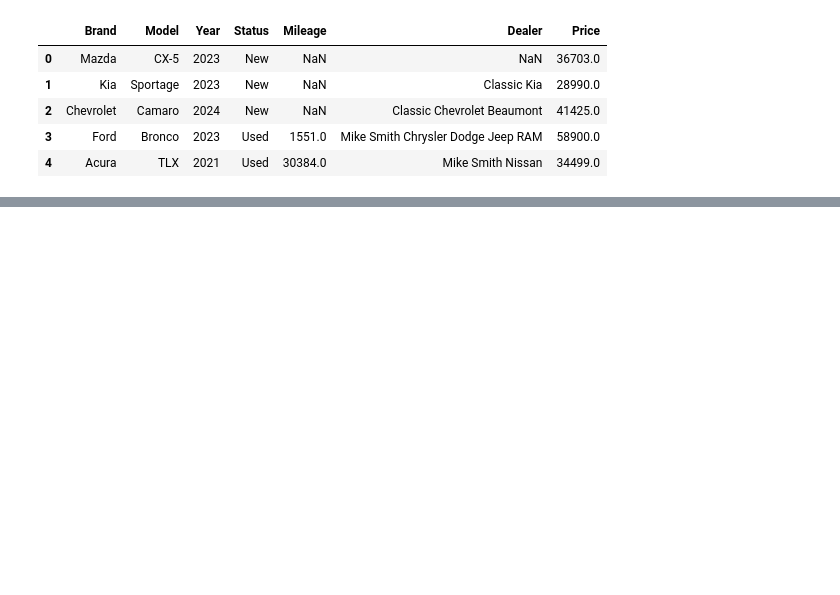
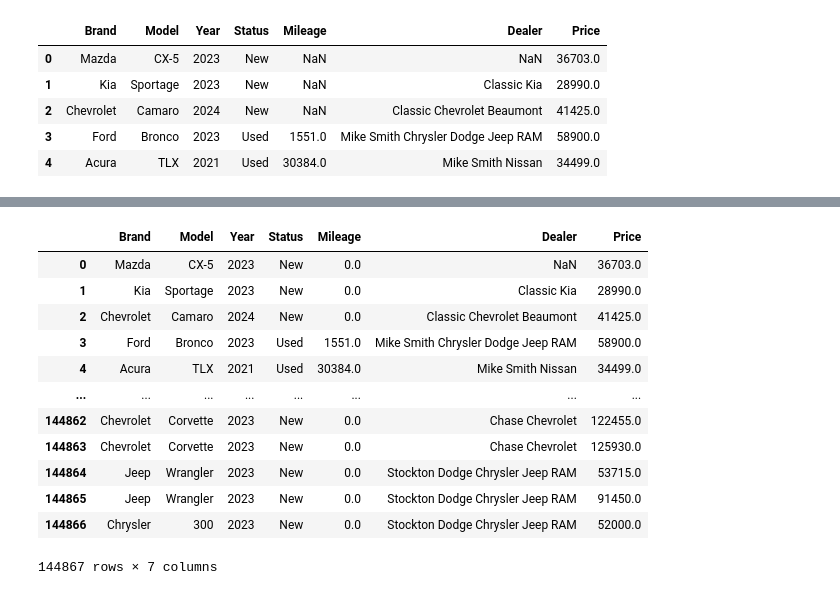
Before and after one commit to mglissmann/usa_car_sale_prices, a Jupyter notebook: analysis.ipynb, the cells around one changed output, grey strips where cells are left out. Saved outputs shown, nothing was run; the diff lists cells and outputs as text; code cells hidden in the pictures; blank space fills up the shorter version.

```diff
--- a/analysis.ipynb
+++ b/analysis.ipynb
@@ -10,3 +12,5 @@ data.head()
 | 2 | Chevrolet | Camaro | 2024 | New | NaN | Classic Chevrolet Beaumont | 41425.0 |
 | 3 | Ford | Bronco | 2023 | Used | 1551.0 | Mike Smith Chrysler Dodge Jeep RAM | 58900.0 |
 | 4 | Acura | TLX | 2021 | Used | 30384.0 | Mike Smith Nissan | 34499.0 |
+# %%
+df = data
@@ -12,0 +49,18 @@ data.head()
+# %%
+# Replace NaN Mileage with 0 for New cars
+df.loc[(df['Status'] == 'New') & (df['Mileage'].isna()), 'Mileage'] = 0
+df
+# %% [output]
+|  | Brand | Model | Year | Status | Mileage | Dealer | Price |
+| 0 | Mazda | CX-5 | 2023 | New | 0.0 | NaN | 36703.0 |
+| 1 | Kia | Sportage | 2023 | New | 0.0 | Classic Kia | 28990.0 |
+| 2 | Chevrolet | Camaro | 2024 | New | 0.0 | Classic Chevrolet Beaumont | 41425.0 |
+| 3 | Ford | Bronco | 2023 | Used | 1551.0 | Mike Smith Chrysler Dodge Jeep RAM | 58900.0 |
+| 4 | Acura | TLX | 2021 | Used | 30384.0 | Mike Smith Nissan | 34499.0 |
+| ... | ... | ... | ... | ... | ... | ... | ... |
+| 144862 | Chevrolet | Corvette | 2023 | New | 0.0 | Chase Chevrolet | 122455.0 |
+| 144863 | Chevrolet | Corvette | 2023 | New | 0.0 | Chase Chevrolet | 125930.0 |
+| 144864 | Jeep | Wrangler | 2023 | New | 0.0 | Stockton Dodge Chrysler Jeep RAM | 53715.0 |
+| 144865 | Jeep | Wrangler | 2023 | New | 0.0 | Stockton Dodge Chrysler Jeep RAM | 91450.0 |
+| 144866 | Chrysler | 300 | 2023 | New | 0.0 | Stockton Dodge Chrysler Jeep RAM | 52000.0 |
+144867 rows × 7 columns
```
Also changed, not shown: parts of 21 cells of this notebook, 1 other file.
